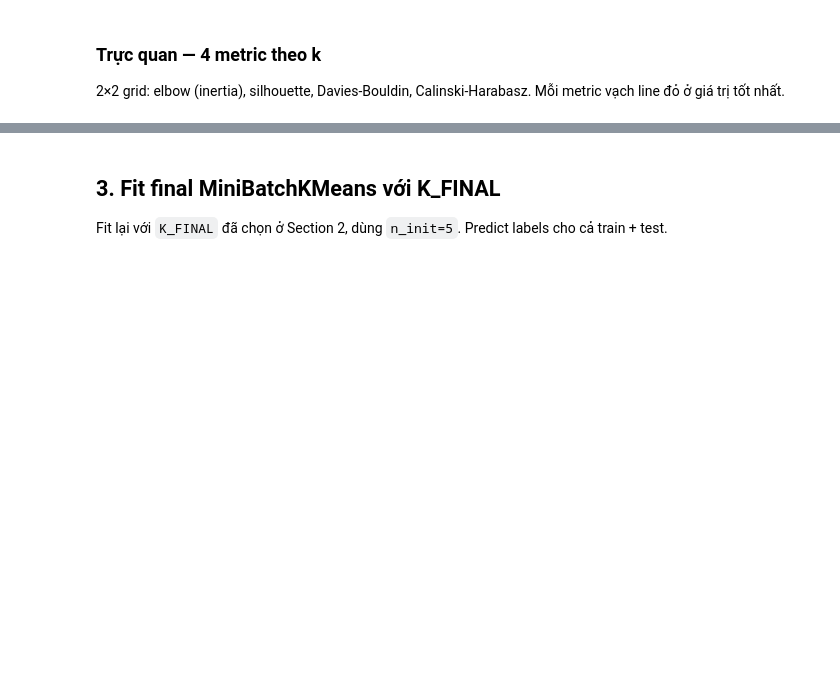
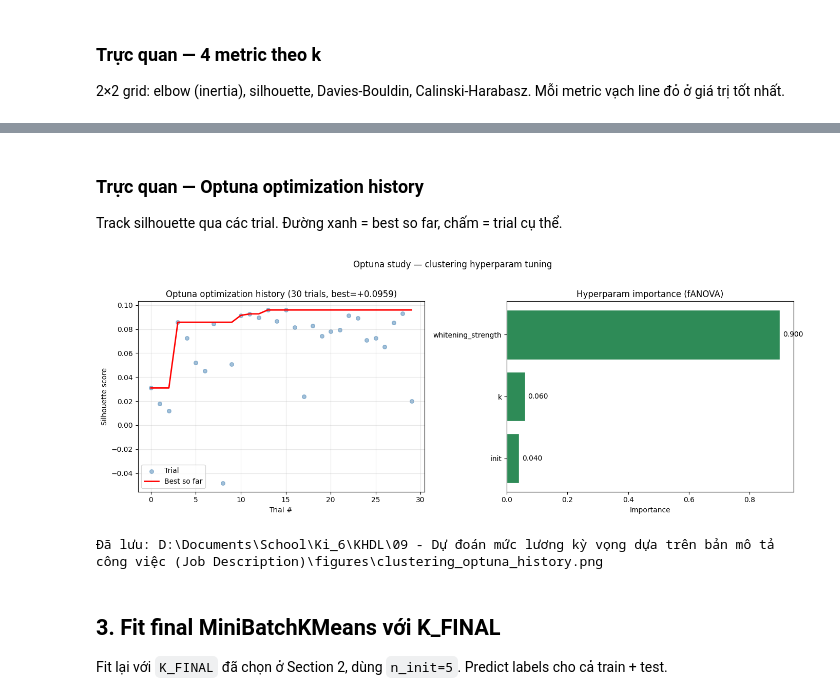
Before and after one commit to anhquan1111/khdl-vietnam-career-clustering, a Jupyter notebook: notebooks/04_Modeling.ipynb, the cells around one changed output, grey strips where cells are left out. Drawn from its saved outputs; the diff is of its cells as text; code cells hidden in the pictures; blank space fills up the shorter version.

```diff
--- a/notebooks/04_Modeling.ipynb
+++ b/notebooks/04_Modeling.ipynb
@@ -237,3 +318,52 @@ print(f"\n→ K_FINAL = {K_FINAL} (theo silhouette).")
+# %% [markdown]
+### Trực quan — Optuna optimization history
+
+Track silhouette qua các trial. Đường xanh = best so far, chấm = trial cụ thể.
+# %%
+trials_df = study.trials_dataframe()
+trials_df = trials_df[trials_df['state'] == 'COMPLETE'].copy()
+trials_df['best_so_far'] = trials_df['value'].cummax()
+
+fig, axes = plt.subplots(1, 2, figsize=(14, 5))
+
+# Optimization history
+ax = axes[0]
+ax.scatter(trials_df['number'], trials_df['value'], s=30, alpha=0.5, color='steelblue',
+           label='Trial')
+ax.plot(trials_df['number'], trials_df['best_so_far'], color='red', lw=2, label='Best so far')
+ax.set_xlabel('Trial #')
+ax.set_ylabel('Silhouette score')
+ax.set_title(f'Optuna optimization history ({OPTUNA_N_TRIALS} trials, '
+             f'best={study.best_value:+.4f})')
+ax.legend()
+ax.grid(alpha=0.3)
+
+# Param importance (nếu có nhiều enough trials)
+ax = axes[1]
+try:
+    importance = optuna.importance.get_param_importances(study)
+    params_list = list(importance.keys())
+    vals = list(importance.values())
+    y_pos = np.arange(len(params_list))[::-1]
+    ax.barh(y_pos, vals, color='seagreen', edgecolor='white')
+    ax.set_yticks(y_pos)
+    ax.set_yticklabels(params_list)
+    ax.set_xlabel('Importance')
+    ax.set_title('Hyperparam importance (fANOVA)')
+    for i, v in enumerate(vals):
+        ax.text(v + 0.01, y_pos[i], f'{v:.3f}', va='center', fontsize=10)
+except Exception as e:
+    ax.text(0.5, 0.5, f"Param importance không tính được:\n{e}",
+            ha='center', va='center', transform=ax.transAxes)
+
+plt.suptitle('Optuna study — clustering hyperparam tuning', y=1.02)
+plt.tight_layout()
+plt.savefig(FIG_DIR / 'clustering_optuna_history.png', dpi=120, bbox_inches='tight')
+plt.show()
+print(f"Đã lưu: {FIG_DIR / 'clustering_optuna_history.png'}")
+# %% [output]
+[figure, added]
+Đã lưu: D:\Documents\School\Ki_6\KHDL\09 - Dự đoán mức lương kỳ vọng dựa trên bản mô tả công việc (Job Description)\figures\clustering_optuna_history.png
 # %% [markdown]
 ## 3. Fit final MiniBatchKMeans với K_FINAL
 
```
Also changed, not shown: parts of 16 cells of this notebook, 3 other files.
